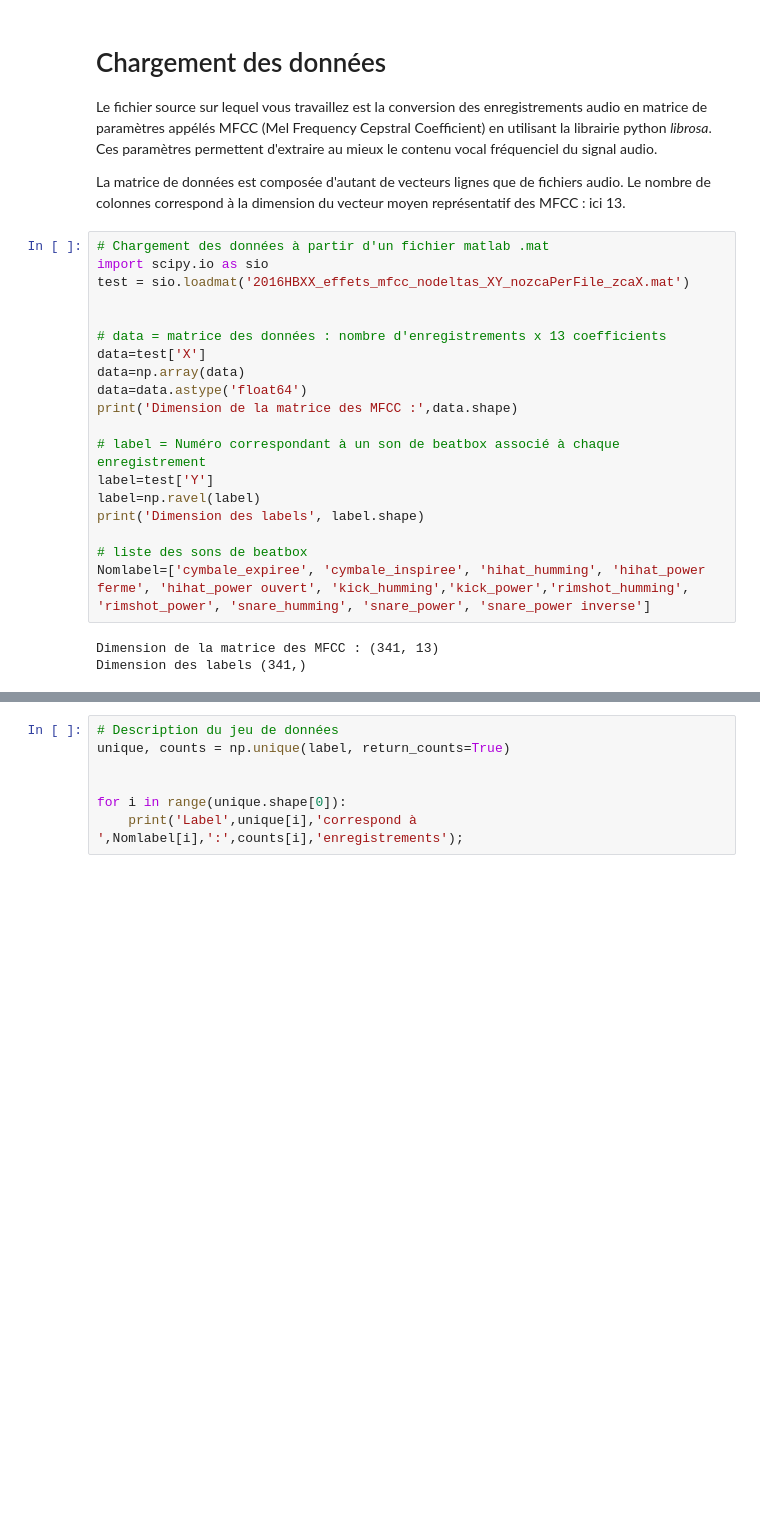
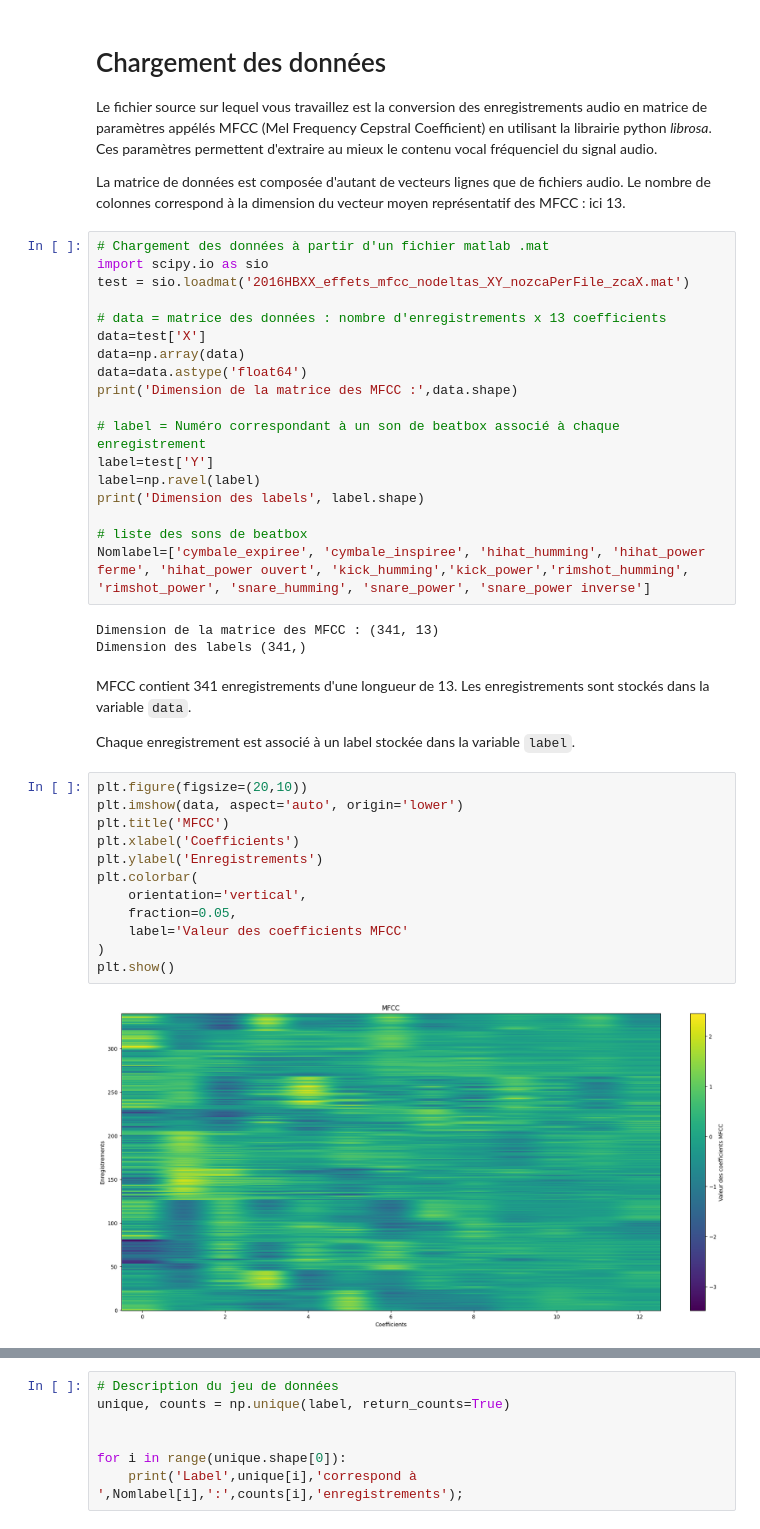
Before and after one commit to HDwayne/Projet_BeatBox, a Jupyter notebook: ProjetBeatbox.ipynb, the cells around one changed output, grey strips where cells are left out. Saved outputs shown, nothing was run; the diff lists cells and outputs as text; blank space fills up the shorter version.

```diff
--- a/ProjetBeatbox.ipynb
+++ b/ProjetBeatbox.ipynb
@@ -40,7 +40,6 @@ La matrice de données est composée d'autant de vecteurs lignes que de fichiers
 # Chargement des données à partir d'un fichier matlab .mat
 import scipy.io as sio
 test = sio.loadmat('2016HBXX_effets_mfcc_nodeltas_XY_nozcaPerFile_zcaX.mat')
-
 
 # data = matrice des données : nombre d'enregistrements x 13 coefficients
 data=test['X']
@@ -58,3 +57,21 @@ Nomlabel=['cymbale_expiree', 'cymbale_inspiree', 'hihat_humming', 'hihat_power f
 # %% [output]
 Dimension de la matrice des MFCC : (341, 13)
 Dimension des labels (341,)
+# %% [markdown]
+MFCC contient 341 enregistrements d'une longueur de 13. Les enregistrements sont stockés dans la variable `data`.
+
+Chaque enregistrement est associé à un label stockée dans la variable `label`.
+# %%
+plt.figure(figsize=(20,10))
+plt.imshow(data, aspect='auto', origin='lower')
+plt.title('MFCC')
+plt.xlabel('Coefficients')
+plt.ylabel('Enregistrements')
+plt.colorbar(
+    orientation='vertical',
+    fraction=0.05,
+    label='Valeur des coefficients MFCC'
+)
+plt.show()
+# %% [output]
+[figure, added]
```
Also changed, not shown: parts of 5 cells of this notebook.
